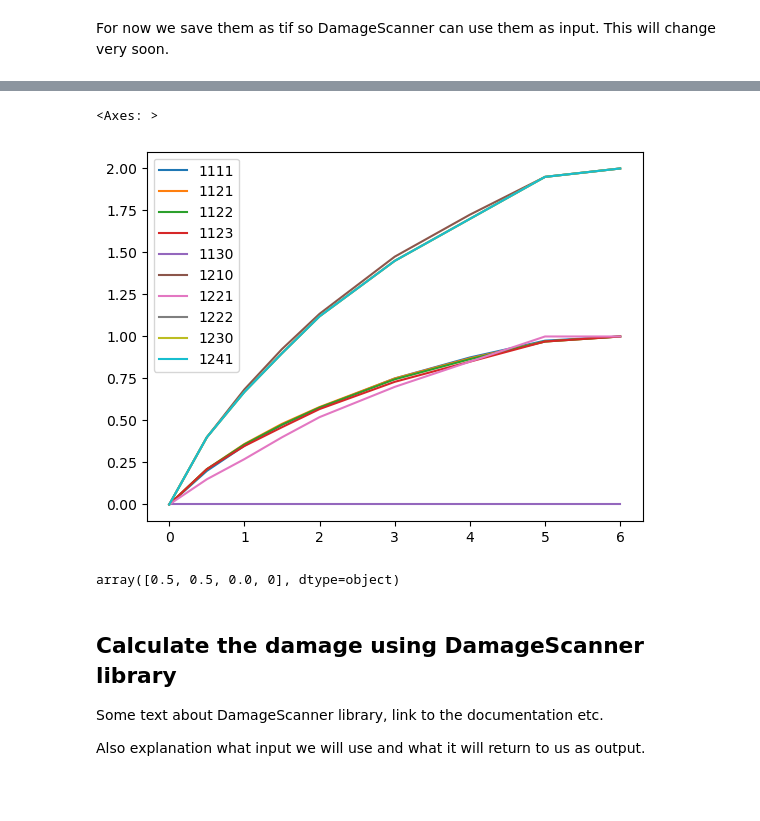
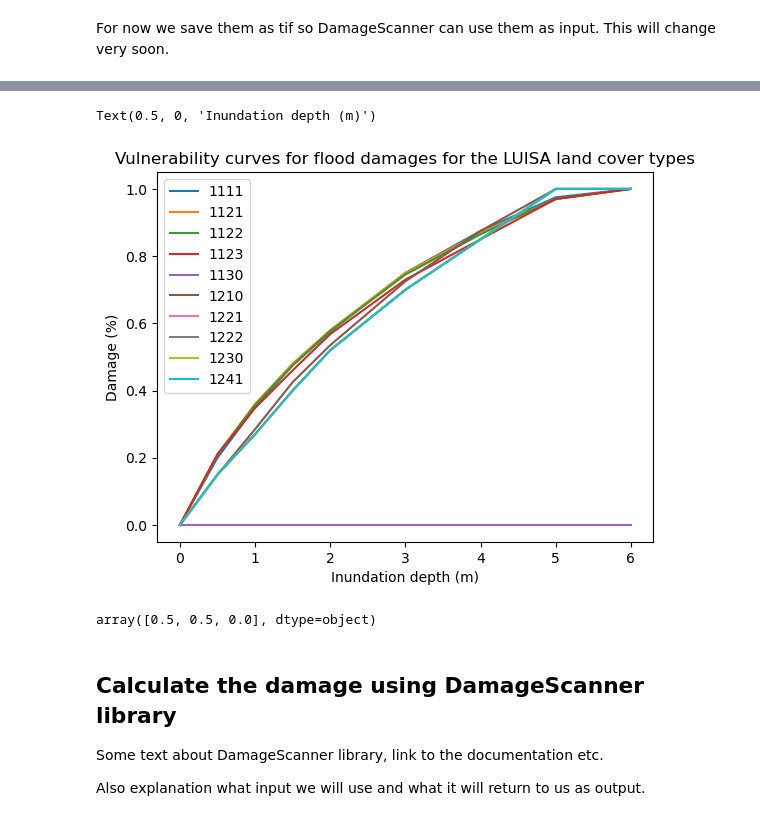
Before and after one commit to CLIMAAX/FLOODS, a Jupyter notebook: FLOOD.ipynb, the cells around one changed output, grey strips where cells are left out. Saved outputs shown, nothing was run; the diff lists cells and outputs as text; code cells hidden in the pictures; blank space fills up the shorter version.

Commit message:
neater cruve plot

```diff
--- a/FLOOD.ipynb
+++ b/FLOOD.ipynb
@@ -435,31 +435,32 @@ maxdam.head(10)
 # %%
 # create a new dataframe for damage_curves_luisa where wind and landuse classes are used
 damage_curves_luisa = JRC_curves.copy()
 # drop all columns
 damage_curves_luisa.drop(damage_curves_luisa.columns, axis=1, inplace=True)
 
-building_types = ['residential', 'commercial', 'industrial', 'agricultural']
+building_types = ['residential', 'commercial', 'industrial']
 
 # for each land use class in maxdamage create a new damage curve
 for landuse in maxdam.index:
     # find the ratio of building types in the class
     ratio = LUISA_info_damage_curve.loc[landuse, building_types].values
 
     # new curve
     damage_curves_luisa[landuse] =  ratio[0] * JRC_curves.iloc[:,0] + \
                                     ratio[1] * JRC_curves.iloc[:,1] + \
-                                    ratio[2] * JRC_curves.iloc[:,2] + \
-                                    ratio[3] * JRC_curves.iloc[:,3]
-
+                                    ratio[2] * JRC_curves.iloc[:,2]
 damage_curves_luisa.to_csv(f'{data_dir}/curves.csv')
 damage_curves_luisa.iloc[:,0:10].plot()
+plt.title('Vulnerability curves for flood damages for the LUISA land cover types')
+plt.ylabel('Damage (%)')
+plt.xlabel('Inundation depth (m)')
 # %% [output]
-<Axes: >
+Text(0.5, 0, 'Inundation depth (m)')
-[figure, old version]
+[figure, new version]
 # %%
 LUISA_info_damage_curve.loc[maxdam.index[0], building_types].values
 # %% [output]
-array([0.5, 0.5, 0.0, 0], dtype=object)
+array([0.5, 0.5, 0.0], dtype=object)
 # %% [markdown]
 ## Calculate the damage using DamageScanner library
 
```
Also changed, not shown: parts of 4 cells of this notebook.
